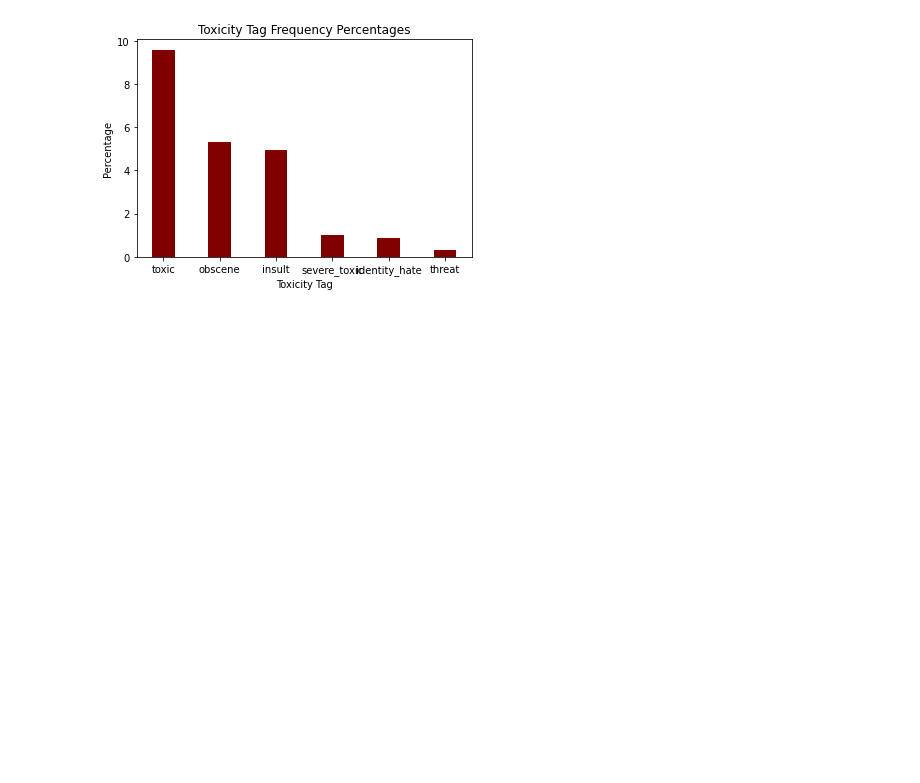
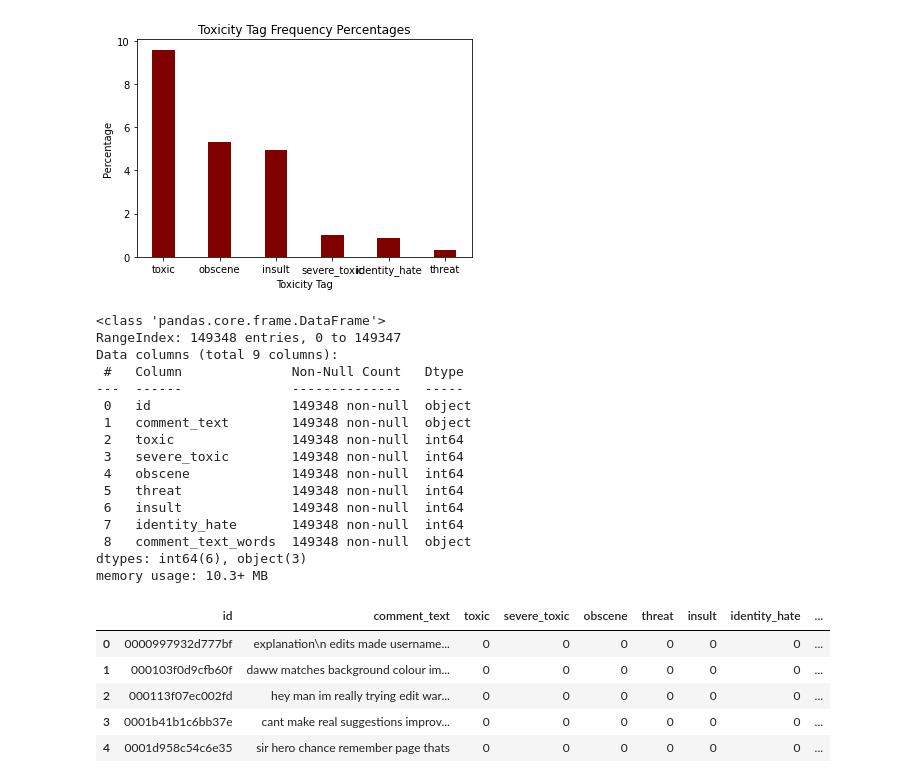
Before and after one commit to acmucsd-projects/wi23-ai-team-1, a Jupyter notebook: src/user_workspaces/Vivian/Vivian_Cleaning_and_Exploring.ipynb, the cells around one changed output. Saved outputs shown, nothing was run; the diff lists cells and outputs as text; code cells hidden in the pictures; blank space fills up the shorter version.

```diff
--- a/src/user_workspaces/Vivian/Vivian_Cleaning_and_Exploring.ipynb
+++ b/src/user_workspaces/Vivian/Vivian_Cleaning_and_Exploring.ipynb
@@ -262,3 +279,32 @@ Percentage with tag threat is 0.2996%
 Percentage with tag insult is 4.9364%
 Percentage with tag identity_hate is 0.8805%
 [figure]
+# %%
+data = pd.read_csv("train_cleaned.csv")
+
+data.info()
+print()
+data.head()
+# %% [output]
+<class 'pandas.core.frame.DataFrame'>
+RangeIndex: 149348 entries, 0 to 149347
+Data columns (total 9 columns):
+ #   Column              Non-Null Count   Dtype
+---  ------              --------------   -----
+ 0   id                  149348 non-null  object
+ 1   comment_text        149348 non-null  object
+ 2   toxic               149348 non-null  int64
+ 3   severe_toxic        149348 non-null  int64
+ 4   obscene             149348 non-null  int64
+ 5   threat              149348 non-null  int64
+ 6   insult              149348 non-null  int64
+ 7   identity_hate       149348 non-null  int64
+ 8   comment_text_words  149348 non-null  object
+dtypes: int64(6), object(3)
+memory usage: 10.3+ MB
+|  | id | comment_text | toxic | severe_toxic | obscene | threat | insult | identity_hate | ... |
+| 0 | 0000997932d777bf | explanation\n edits made username... | 0 | 0 | 0 | 0 | 0 | 0 | ... |
+| 1 | 000103f0d9cfb60f | daww matches background colour im... | 0 | 0 | 0 | 0 | 0 | 0 | ... |
+| 2 | 000113f07ec002fd | hey man im really trying edit war... | 0 | 0 | 0 | 0 | 0 | 0 | ... |
+| 3 | 0001b41b1c6bb37e | cant make real suggestions improv... | 0 | 0 | 0 | 0 | 0 | 0 | ... |
+| 4 | 0001d958c54c6e35 | sir hero chance remember page thats | 0 | 0 | 0 | 0 | 0 | 0 | ... |
```
Also changed, not shown: parts of 5 cells of this notebook.
